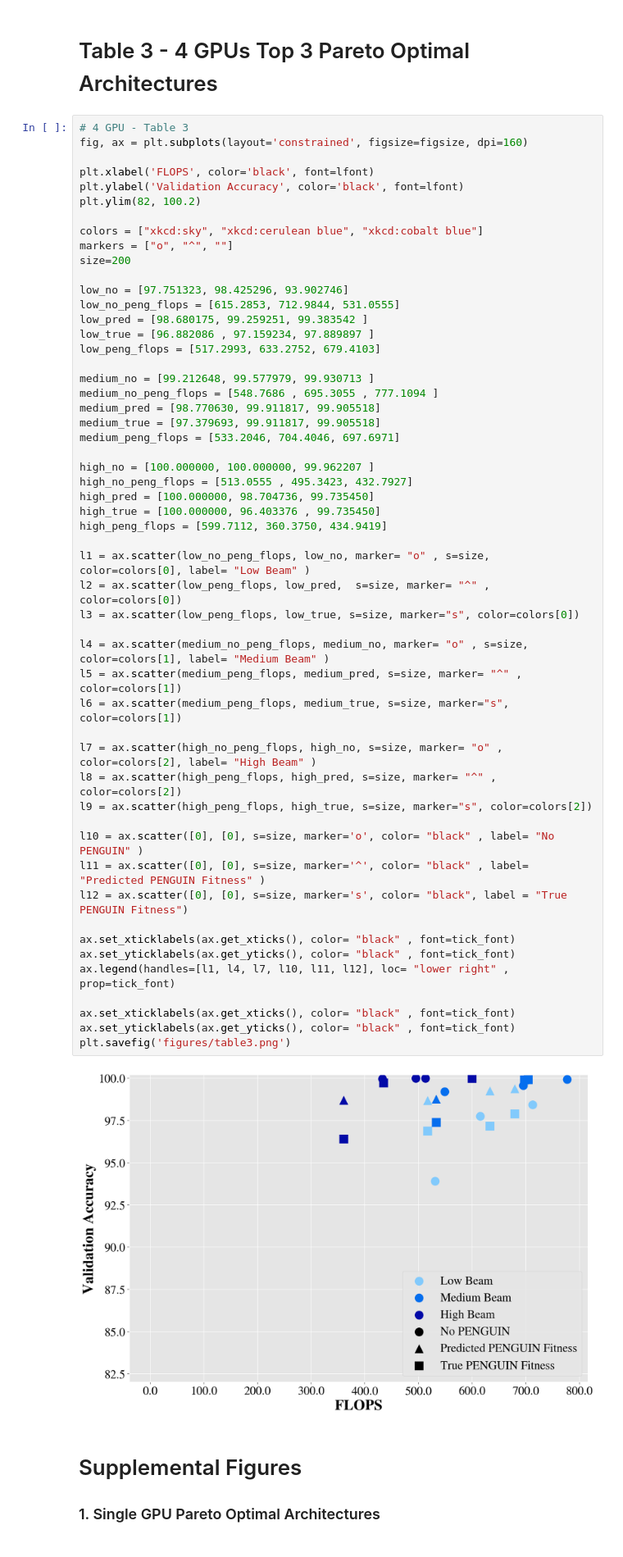
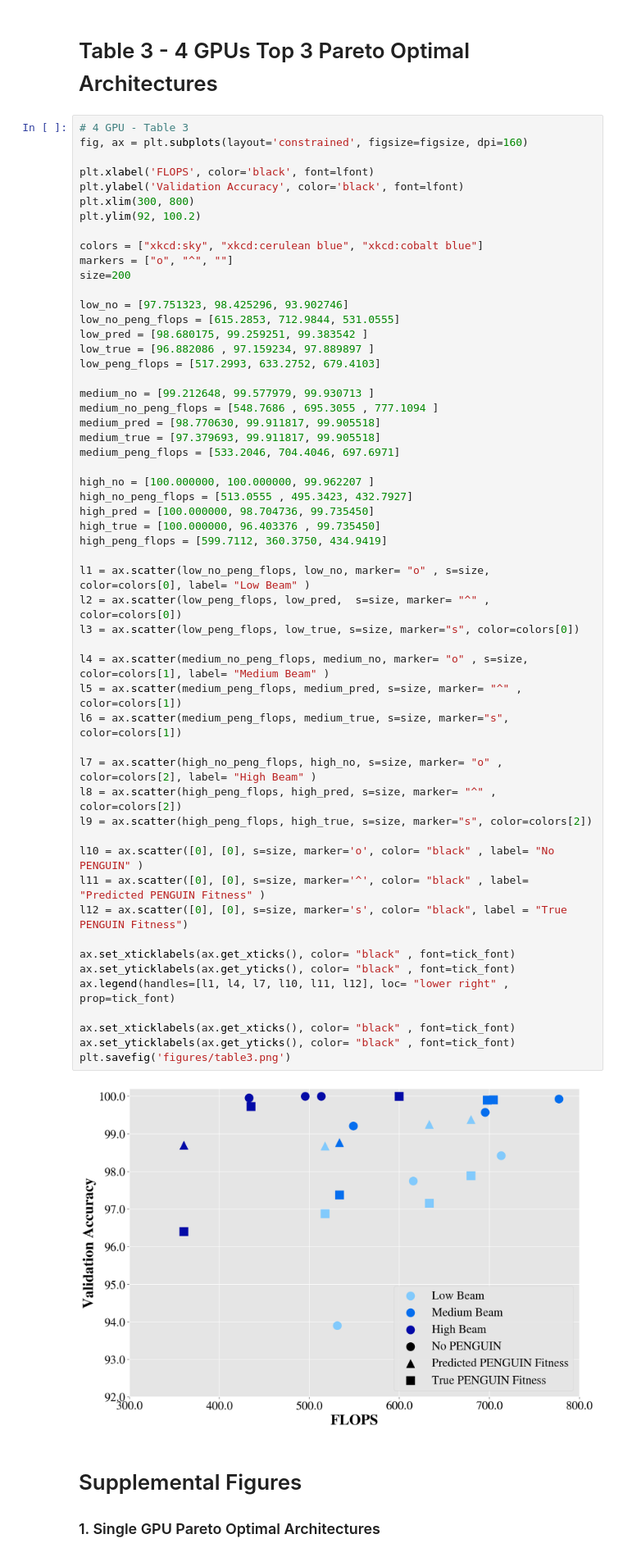
Before and after one commit to TauferLab/Reproducibility_A4NN_ICPP23, a Jupyter notebook: paper_analysis.ipynb, the cells around one changed output. Shown at 82% size. Cells and saved outputs as stored; diff of their text form.

```diff
--- a/paper_analysis.ipynb
+++ b/paper_analysis.ipynb
@@ -656,7 +657,8 @@ fig, ax = plt.subplots(layout='constrained', figsize=figsize, dpi=160)
 
 plt.xlabel('FLOPS', color='black', font=lfont)
 plt.ylabel('Validation Accuracy', color='black', font=lfont)
-plt.ylim(82, 100.2)
+plt.xlim(300, 800)
+plt.ylim(92, 100.2)
 
 colors = ["xkcd:sky", "xkcd:cerulean blue", "xkcd:cobalt blue"]
 markers = ["o", "^", ""]
@@ -677,34 +679,34 @@ medium_peng_flops = [533.2046, 704.4046, 697.6971]
 high_no = [100.000000, 100.000000, 99.962207 ]
 high_no_peng_flops = [513.0555 , 495.3423, 432.7927]
 high_pred = [100.000000, 98.704736, 99.735450]
 high_true = [100.000000, 96.403376 , 99.735450]
 high_peng_flops = [599.7112, 360.3750, 434.9419]
 
 l1 = ax.scatter(low_no_peng_flops, low_no, marker= "o" , s=size, color=colors[0], label= "Low Beam" )
 l2 = ax.scatter(low_peng_flops, low_pred,  s=size, marker= "^" , color=colors[0])
 l3 = ax.scatter(low_peng_flops, low_true, s=size, marker="s", color=colors[0])
 
 l4 = ax.scatter(medium_no_peng_flops, medium_no, marker= "o" , s=size, color=colors[1], label= "Medium Beam" )
 l5 = ax.scatter(medium_peng_flops, medium_pred, s=size, marker= "^" , color=colors[1])
 l6 = ax.scatter(medium_peng_flops, medium_true, s=size, marker="s", color=colors[1])
 
 l7 = ax.scatter(high_no_peng_flops, high_no, s=size, marker= "o" , color=colors[2], label= "High Beam" )
 l8 = ax.scatter(high_peng_flops, high_pred, s=size, marker= "^" , color=colors[2])
 l9 = ax.scatter(high_peng_flops, high_true, s=size, marker="s", color=colors[2])
 
 l10 = ax.scatter([0], [0], s=size, marker='o', color= "black" , label= "No PENGUIN" )
 l11 = ax.scatter([0], [0], s=size, marker='^', color= "black" , label= "Predicted PENGUIN Fitness" )
 l12 = ax.scatter([0], [0], s=size, marker='s', color= "black", label = "True PENGUIN Fitness")
 
 ax.set_xticklabels(ax.get_xticks(), color= "black" , font=tick_font)
 ax.set_yticklabels(ax.get_yticks(), color= "black" , font=tick_font)
 ax.legend(handles=[l1, l4, l7, l10, l11, l12], loc= "lower right" , prop=tick_font)
 
 ax.set_xticklabels(ax.get_xticks(), color= "black" , font=tick_font)
 ax.set_yticklabels(ax.get_yticks(), color= "black" , font=tick_font)
 plt.savefig('figures/table3.png')
 # %% [output]
-[figure, old version]
+[figure, new version]
 # %% [markdown]
 # Supplemental Figures
 
```
Also changed, not shown: parts of 1 cell of this notebook, 2 other files.
